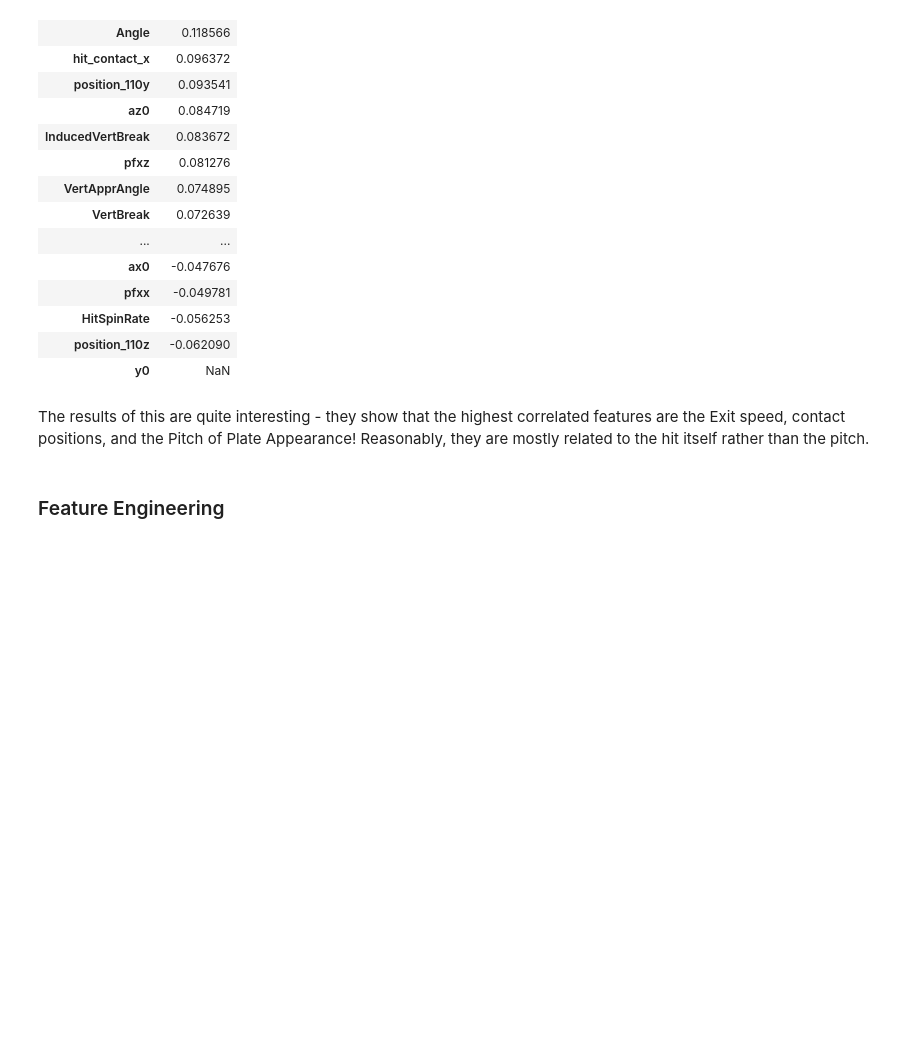
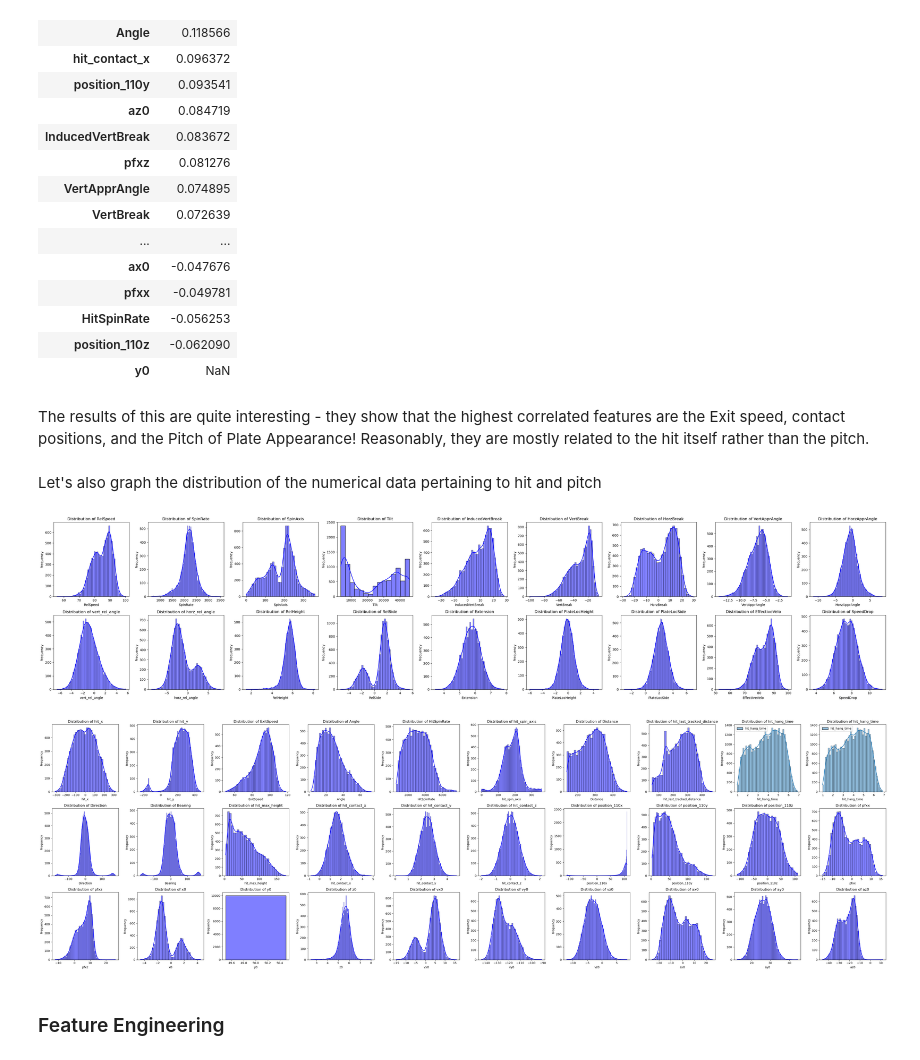
Before and after one commit to dylan-dang/baseball-ml-project, a Jupyter notebook: notebook.ipynb, the cells around one changed output. Saved outputs shown, nothing was run; the diff lists cells and outputs as text; code cells hidden in the pictures; blank space fills up the shorter version.

Commit message:
add graphing distributions to exploration

```diff
--- a/notebook.ipynb
+++ b/notebook.ipynb
@@ -320,6 +320,66 @@ Numerical Features:  ['PitchNo', 'Inning', 'PAofInning', 'PitchofPA', 'Balls', '
 | y0 | NaN |
 # %% [markdown]
 The results of this are quite interesting - they show that the highest correlated features are the Exit speed, contact positions, and the Pitch of Plate Appearance! Reasonably, they are mostly related to the hit itself rather than the pitch.
+# %% [markdown]
+Let's also graph the distribution of the numerical data pertaining to hit and pitch
+# %%
+from tqdm.notebook import tqdm
+
+
+pitch_features = [
+    'RelSpeed', 'SpinRate', 'SpinAxis', 'Tilt', 'InducedVertBreak', 'VertBreak',
+    'HorzBreak', 'VertApprAngle', 'HorzApprAngle', 'vert_rel_angle', 'horz_rel_angle', 'RelHeight',
+    'RelSide', 'Extension', 'PlateLocHeight', 'PlateLocSide', 'EffectiveVelo', 'SpeedDrop'
+]
+
+hit_features = [
+    'hit_x', 'hit_y', 'ExitSpeed', 'Angle', 'HitSpinRate', 'hit_spin_axis', 'Distance',
+    'hit_last_tracked_distance', 'hit_hang_time', 'hit_hang_time', 'Direction', 'Bearing',
+    'hit_max_height', 'hit_contact_x', 'hit_contact_y', 'hit_contact_z', 'position_110x',
+    'position_110y', 'position_110z', 'pfxx', 'pfxz', 'x0', 'y0', 'z0', 'vx0',
+    'vy0', 'vz0', 'ax0', 'ay0', 'az0'
+]
+
+
+pitch_data = data[pitch_features]
+cleaned_pitch_data = pitch_data.dropna()
+
+hit_data = data[hit_features]
+cleaned_hit_data = hit_data.dropna()
+
+def graph_distributions(df: pd.DataFrame, n_cols=4, n_sample=10000, random_state=42):
+    if n_sample:
+        df = df.sample(n=n_sample, random_state=random_state)
+    interactivity = InteractiveShell.ast_node_interactivity
+    InteractiveShell.ast_node_interactivity = "none"
+
+    n_rows = (len(df.columns) + n_cols - 1) // n_cols
+
+    # Calculate the size of each subplot to make them square
+    subplot_size = 4
+    fig, axes = plt.subplots(n_rows, n_cols, figsize=(subplot_size * n_cols, subplot_size * n_rows))
+    axes = axes.flatten()
+
+    for i, feature in tqdm(enumerate(df.columns), total=len(df.columns)):
+        sns.histplot(df[feature], kde=True, ax=axes[i], color="blue")
+        axes[i].set_title(f"Distribution of {feature}")
+        axes[i].set_xlabel(feature)
+        axes[i].set_ylabel("Frequency")
+
+    # Hide unused subplots
+    for j in range(i + 1, len(axes)):
+        axes[j].set_visible(False)
+
+    InteractiveShell.ast_node_interactivity = interactivity
+
+    plt.tight_layout()
+    plt.show()
+
+graph_distributions(cleaned_pitch_data, n_cols=9)
+graph_distributions(cleaned_hit_data, n_cols=10)
+# %% [output]
+[figure, added]
+[figure, added]
 # %% [markdown]
 ### Feature Engineering
 # %% [markdown]
```
Also changed, not shown: parts of 5 cells of this notebook.
